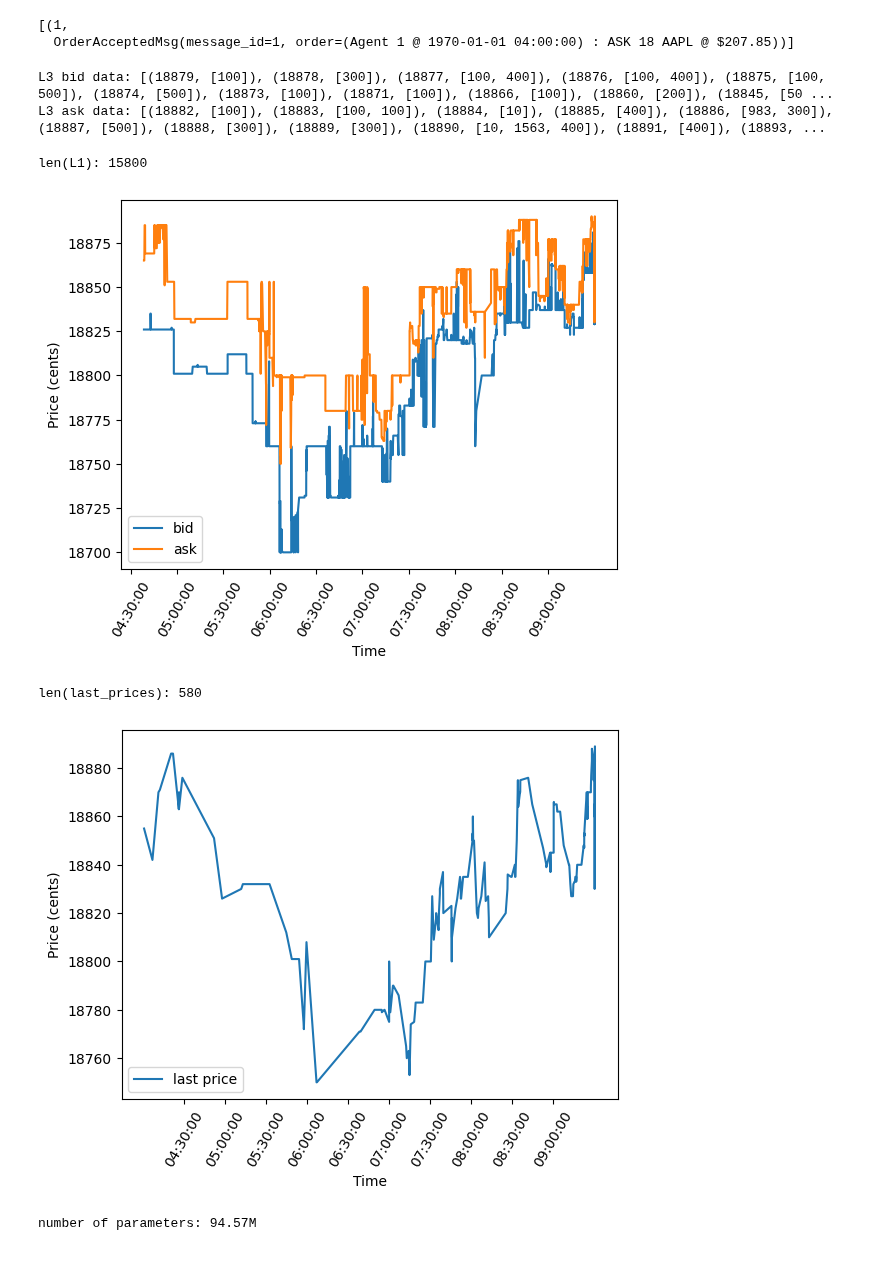
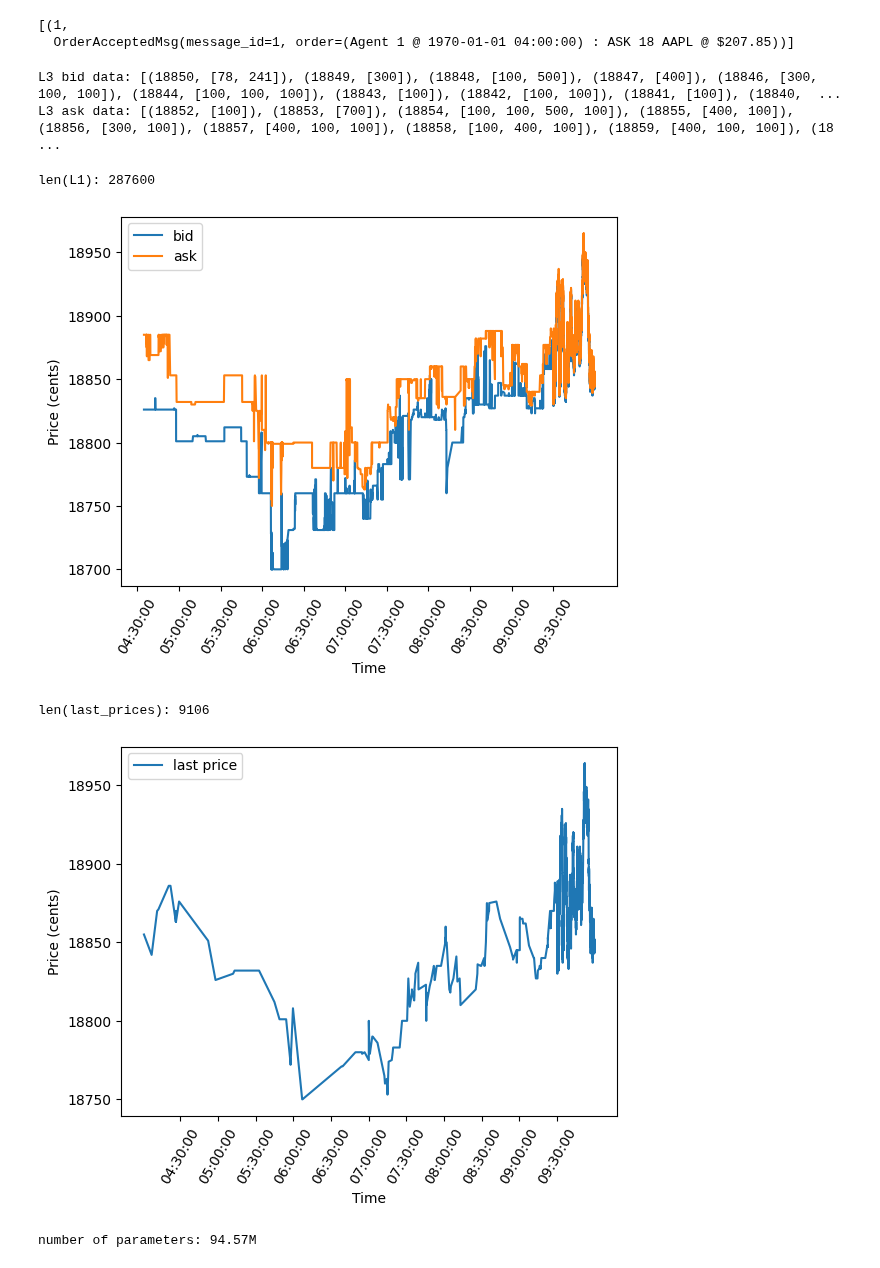
Before and after one commit to kingofguan/MarketGPT, a Jupyter notebook: notebooks/simulate.ipynb, the cells around one changed output. Cells and saved outputs as stored; diff of their text form; code cells hidden in the pictures.

```diff
--- a/notebooks/simulate.ipynb
+++ b/notebooks/simulate.ipynb
@@ -39,22 +39,28 @@ from equities.data_processing import itch_encoding
 # out_dir = parent_folder_path + '/out' # ignored if init_from is not 'resume'
 # checkpoint = parent_folder_path + '/out/ckpt.pt'
 # checkpoint =  parent_folder_path + '/out/ckpt_fast.pt'
-checkpoint =  parent_folder_path + '/out/ckpt_fast_v2.pt'
+# checkpoint =  parent_folder_path + '/out/ckpt_fast_v2.pt'
+# checkpoint =  parent_folder_path + '/out/ckpt_fast_v4.pt'
+checkpoint =  parent_folder_path + '/out/ckpt_fast_v5.pt'
+
 # dataset = '12302019.NASDAQ_ITCH50_AAPL_message_proc.npy' # dataset to use for initial prompt
 # start = "\n" # or "<|endoftext|>" or etc. Can also specify a file, use as: "FILE:prompt.txt"
+msgs_to_load_LOB = 287500 # 10am # 15700 # 9:30am # number of initial messages to load LOB with
 num_context_msgs = 100 # 400 # number of messages from dataset to use as context
 # num_samples = 10 # number of samples to draw
 num_samples = 1 # number of samples to draw (think of like monte carlo paths)
 # max_new_tokens = 500 # number of tokens generated in each sample
 max_new_tokens = 1 # number of tokens generated in each sample (think of like time steps)
-temperature = 0.8 # 1.0 = no change, < 1.0 = less random, > 1.0 = more random, in predictions
+temperature = 1.0 # 0.8 # 1.0 = no change, < 1.0 = less random, > 1.0 = more random, in predictions
 top_k = 200 # retain only the top_k most likely tokens, clamp others to have 0 probability
 # top_k = 100 # retain only the top_k most likely tokens, clamp others to have 0 probability
 seed = 42
+vocab = itch_encoding.Vocab()
 use_sink = True # if True, use a dedicated sink token at the start of every training sample (per https://arxiv.org/pdf/2309.17453.pdf)
 device = 'cuda' # examples: 'cpu', 'cuda', 'cuda:0', 'cuda:1', etc.
 dtype = 'bfloat16' if torch.cuda.is_available() and torch.cuda.is_bf16_supported() else 'float16' # 'float32' or 'bfloat16' or 'float16'
 compile = False # use PyTorch 2.0 to compile the model to be faster
+quantize = False # quantize the model to int8
 # -----------------------------------------------------------------------------
 
 torch.manual_seed(seed)
@@ -124,7 +130,7 @@ for m_f, b_f in tqdm(zip(itch_message_files, itch_book_files)):
 # load processed ITCH data (messages)
 # proc_messages = np.array(np.load(proc_data_dir, mmap_mode='r')[0:num_context_msgs])
 # proc_messages = np.array(np.load(proc_data_dir, mmap_mode='r')[0:(12749 + num_context_msgs)])\
-proc_messages = np.array(np.load(proc_data_dir, mmap_mode='r')[0:(15700 + num_context_msgs)])
+proc_messages = np.array(np.load(proc_data_dir, mmap_mode='r')[0:(msgs_to_load_LOB + num_context_msgs)])
 print("proc_messages.shape:", proc_messages.shape)
 # print("proc_messages:", proc_messages)
 print([ "ticker", "order_id",
@@ -379,36 +453,39 @@ for msg in proc_messages:
 print("L3 bid data:", order_books[symbols[0]].get_l3_bid_data())
 print("L3 ask data:", order_books[symbols[0]].get_l3_ask_data())
 # %% [output]
-L3 bid data: [(18879, [100]), (18878, [300]), (18877, [100, 400]), (18876, [100, 400]), (18875, [100, 500]), (18874, [500]), (18873, [100]), (18871, [100]), (18866, [100]), (18860, [200]), (18845, [50 ...
-L3 ask data: [(18882, [100]), (18883, [100, 100]), (18884, [10]), (18885, [400]), (18886, [983, 300]), (18887, [500]), (18888, [300]), (18889, [300]), (18890, [10, 1563, 400]), (18891, [400]), (18893, ...
+L3 bid data: [(18850, [78, 241]), (18849, [300]), (18848, [100, 500]), (18847, [400]), (18846, [300, 100, 100]), (18844, [100, 100, 100]), (18843, [100]), (18842, [100, 100]), (18841, [100]), (18840,  ...
+L3 ask data: [(18852, [100]), (18853, [700]), (18854, [100, 100, 500, 100]), (18855, [400, 100]), (18856, [300, 100]), (18857, [400, 100, 100]), (18858, [100, 400, 100]), (18859, [400, 100, 100]), (18 ...
 # %%
 print("len(L1):", len(L1))
 
 # plot L1 data
 times = [L1[i][0] for i in range(len(L1))]
 bids = [L1[i][1][0] for i in range(len(L1))]
 asks = [L1[i][2][0] for i in range(len(L1))]
 # plt.plot(times, bids, label='bid')
 # plt.plot(times, asks, label='ask')
 
-# plot last 14000 time steps
-plt.plot(times[-14000:], bids[-14000:], label='bid')
-plt.plot(times[-14000:], asks[-14000:], label='ask')
+# plot recent time steps
+# plt.plot(times[-14000:], bids[-14000:], label='bid')
+# # plt.plot(times[-14000:], asks[-14000:], label='ask')
+plt.plot(times[-286000:], bids[-286000:], label='bid')
+plt.plot(times[-286000:], asks[-286000:], label='ask')
 
 plt.legend()
 plt.xlabel("Time")
 plt.ylabel("Price (cents)")
 # plt.show()
 
 time_mesh = np.arange(
     str_to_ns("04:30:00"),
-    str_to_ns("09:30:00"),
+    # str_to_ns("09:30:00"),
+    str_to_ns("10:00:00"),
     1e9*60*30 # last number is minutes increment (every 30 minutes in this case)
 )
 _=plt.xticks(time_mesh, [ fmt_ts(time).split(" ")[1] for time in time_mesh], rotation=60 )
 # %% [output]
-len(L1): 15800
+len(L1): 287600
-[figure, old version]
+[figure, new version]
 # %%
 print("len(last_prices):", len(last_prices))
 
@@ -424,15 +501,16 @@ plt.ylabel("Price (cents)")
 
 time_mesh = np.arange(
     str_to_ns("04:30:00"),
-    str_to_ns("09:30:00"),
+    # str_to_ns("09:30:00"),
+    str_to_ns("10:00:00"),
     1e9*60*30 # last number is minutes increment (every 30 minutes in this case)
 )
 _=plt.xticks(time_mesh, [ fmt_ts(time).split(" ")[1] for time in time_mesh], rotation=60 )
 
 # TODO: put in *-minute buckets plot series
 # %% [output]
-len(last_prices): 580
+len(last_prices): 9106
-[figure, old version]
+[figure, new version]
 # %%
 # # INIT MODEL
 # if init_from == 'resume':
```
Also changed, not shown: parts of 21 cells of this notebook, 6 other files.
